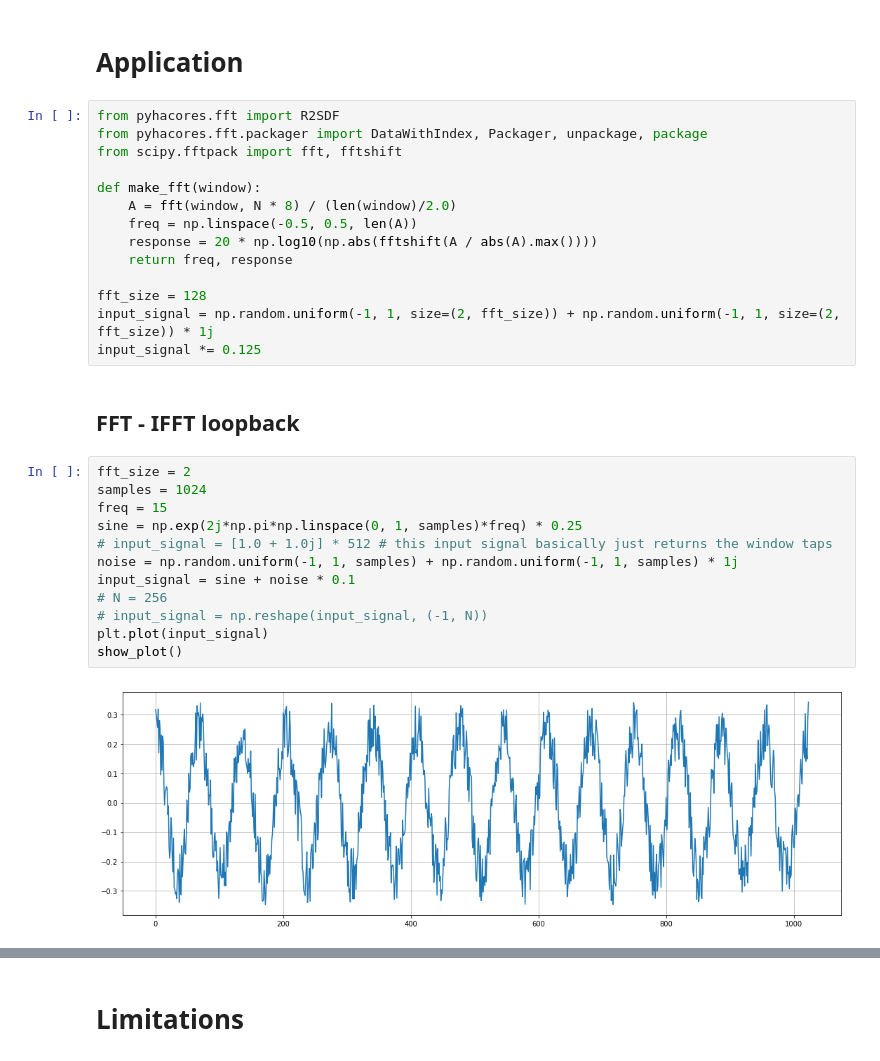
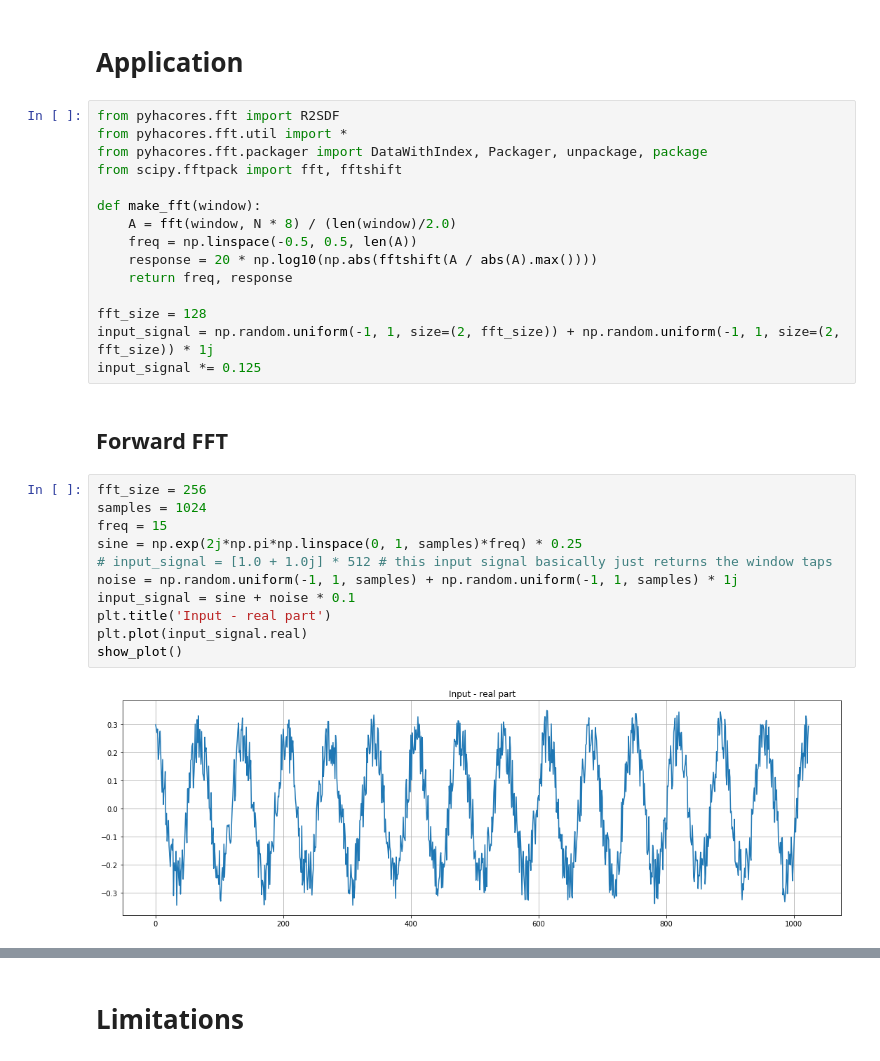
Before and after one commit to gasparka/pyhacores, a Jupyter notebook: pyhacores/fft/fft_core/r2sdf.ipynb, the cells around one changed output, grey strips where cells are left out. Saved outputs shown, nothing was run; the diff lists cells and outputs as text.

```diff
--- a/pyhacores/fft/fft_core/r2sdf.ipynb
+++ b/pyhacores/fft/fft_core/r2sdf.ipynb
@@ -27,6 +25,7 @@ simulations = ['MODEL', 'PYHA']
 # Application
 # %%
 from pyhacores.fft import R2SDF
+from pyhacores.fft.util import *
 from pyhacores.fft.packager import DataWithIndex, Packager, unpackage, package
 from scipy.fftpack import fft, fftshift
 
@@ -40,19 +39,18 @@ fft_size = 128
 input_signal = np.random.uniform(-1, 1, size=(2, fft_size)) + np.random.uniform(-1, 1, size=(2, fft_size)) * 1j
 input_signal *= 0.125
 # %% [markdown]
-## FFT - IFFT loopback
+## Forward FFT
 # %%
-fft_size = 2
+fft_size = 256
 samples = 1024
 freq = 15
 sine = np.exp(2j*np.pi*np.linspace(0, 1, samples)*freq) * 0.25
 # input_signal = [1.0 + 1.0j] * 512 # this input signal basically just returns the window taps
 noise = np.random.uniform(-1, 1, samples) + np.random.uniform(-1, 1, samples) * 1j
 input_signal = sine + noise * 0.1
-# N = 256
-# input_signal = np.reshape(input_signal, (-1, N))
-plt.plot(input_signal)
+plt.title('Input - real part')
+plt.plot(input_signal.real)
 show_plot()
 # %% [output]
-[figure, old version]
+[figure, new version]
 # %%
```
Also changed, not shown: parts of 32 cells of this notebook, 2 other files.
